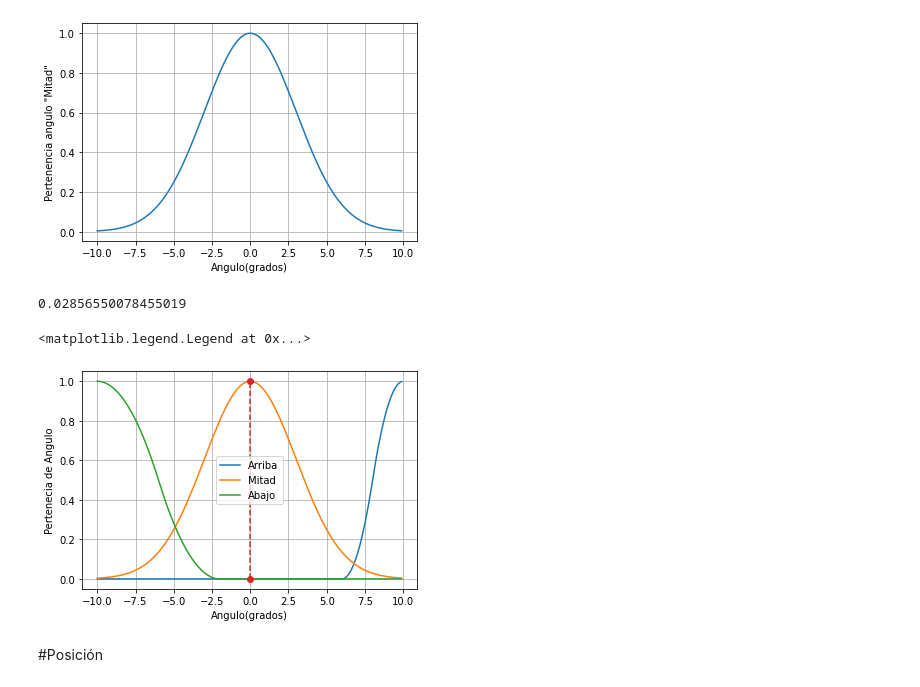
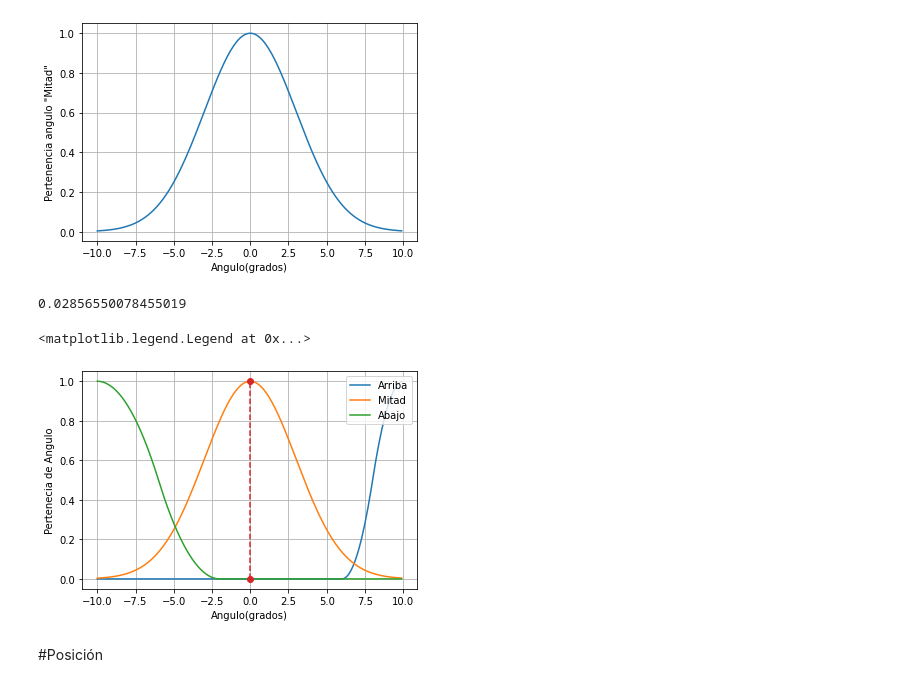
Before and after one commit to iLuisOlivares/Sistema-de-control-borroso-de-un-avi-n., a Jupyter notebook: Parcial_IA.ipynb, the cells around one changed output. Drawn from its saved outputs; the diff is of its cells as text; code cells hidden in the pictures.

```diff
--- a/Parcial_IA.ipynb
+++ b/Parcial_IA.ipynb
@@ -178,19 +178,19 @@ graficar(a_recta,aMitad,label_x,label_y)
 # %%
 #Translape de Angulo
 plt.plot(a_recta,aArriba, label = "Arriba")
 plt.plot(a_recta,aMitad, label = "Mitad")
 plt.plot(a_recta,aAbajo, label = "Abajo")
 
 plt.xlabel('Angulo(grados)')
 plt.ylabel('Pertenecia de Angulo')
 plt.grid()
 plt.plot([np.float64(0), np.float64(0)], [0.0,1], linestyle="--", marker ="o")
 print(aMitad[20])
-plt.legend()
+plt.legend(loc='upper right')
 # %% [output]
 0.02856550078455019
 <matplotlib.legend.Legend at 0x...>
-[figure, old version]
+[figure, new version]
 # %% [markdown]
 #Posición
 # %%
```
